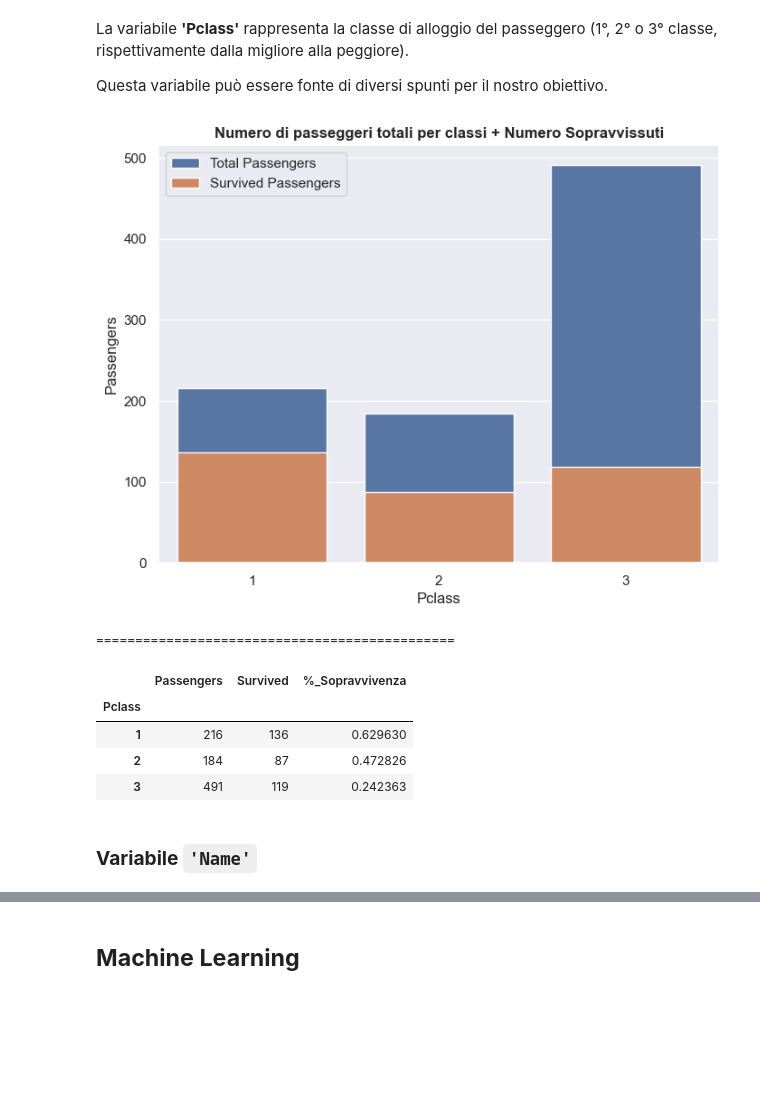
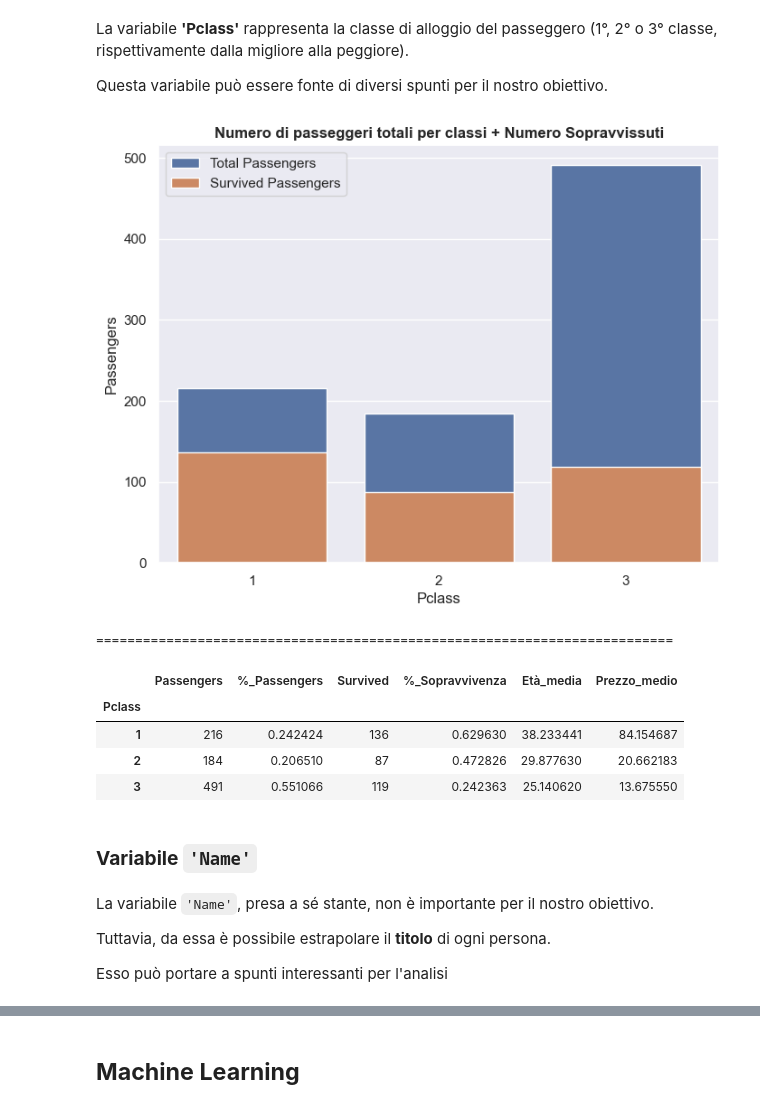
Before and after one commit to marcocolognesi/kaggle_titanic, a Jupyter notebook: notebook.ipynb, the cells around one changed output, grey strips where cells are left out. Saved outputs shown, nothing was run; the diff lists cells and outputs as text; code cells hidden in the pictures; blank space fills up the shorter version.

```diff
--- a/notebook.ipynb
+++ b/notebook.ipynb
@@ -83,48 +110,61 @@ La variabile **'Pclass'** rappresenta la classe di alloggio del passeggero (1°,
 
 Questa variabile può essere fonte di diversi spunti per il nostro obiettivo.
 # %%
-# estrapolare la colonna 'Pclass' dal dataset
+# estrapolo colonna 'Pclass' dal dataset
 pclass_train = train_df['Pclass']
 
 # .value_counts() per identificare quanti valori appartengono a ciascuna classe
 pclass_value_count = pclass_train.value_counts().sort_index()
 
 # 'Pclass' groupby (sum)
 pclass_sum_groupby = train_df.groupby(by=['Pclass']).sum(numeric_only=True)
 
+# 'Pclass' groupby (mean)
+pclass_mean_groupby = train_df.groupby(by=['Pclass']).mean(numeric_only=True)
+
 # Trovare il numero di passengeri per classe
 pclass_sum_groupby['Passengers'] = pclass_value_count
 
-# Trovare la percentuale di sopravvivenza per classe
-pclass_sum_groupby['%_Sopravvivenza'] = train_df.groupby(by=['Pclass']).mean(numeric_only=True)['Survived']
+# Trovare la percentuale di sopravvivenza, età media e prezzo medio per classe
+pclass_sum_groupby['%_Sopravvivenza'] = pclass_mean_groupby['Survived']
+pclass_sum_groupby['Età_media'] = pclass_mean_groupby['Age']
+pclass_sum_groupby['Prezzo_medio'] = pclass_mean_groupby['Fare']
+pclass_sum_groupby['%_Passengers'] = [x / pclass_sum_groupby['Passengers'].sum() for x in pclass_sum_groupby['Passengers']]
+
 
 # grafico per mostrare la distribuzione dei valori
 
 # inizializzare figura
 plt.figure(figsize=(8,6))
 
 # barplot passeggeri totali
 barplot_total = sns.barplot(data=pclass_sum_groupby, x=pclass_sum_groupby.index, y='Passengers', label='Total Passengers')
 
 # barplot passeggeri sopravvissuti
 barplot_survived = sns.barplot(data=pclass_sum_groupby, x=pclass_sum_groupby.index, y='Survived', label='Survived Passengers')
 
 # titolo, legenda e .show()
 plt.title('Numero di passeggeri totali per classi + Numero Sopravvissuti', weight='bold')
 plt.legend()
 plt.show()
 
 
-print('\n==============================================\n')
-display(pclass_sum_groupby[['Passengers', 'Survived', '%_Sopravvivenza']])
+print('\n==========================================================================\n')
+display(pclass_sum_groupby[['Passengers', '%_Passengers', 'Survived', '%_Sopravvivenza', 'Età_media', 'Prezzo_medio']])
 # %% [output]
 [figure]
-==============================================
+==========================================================================
-|  | Passengers | Survived | %_Sopravvivenza |
-| Pclass |  |  |  |
-| 1 | 216 | 136 | 0.629630 |
-| 2 | 184 | 87 | 0.472826 |
-| 3 | 491 | 119 | 0.242363 |
+|  | Passengers | %_Passengers | Survived | %_Sopravvivenza | Età_media | Prezzo_medio |
+| Pclass |  |  |  |  |  |  |
+| 1 | 216 | 0.242424 | 136 | 0.629630 | 38.233441 | 84.154687 |
+| 2 | 184 | 0.206510 | 87 | 0.472826 | 29.877630 | 20.662183 |
+| 3 | 491 | 0.551066 | 119 | 0.242363 | 25.140620 | 13.675550 |
 # %% [markdown]
 ### **Variabile `'Name'`**
+# %% [markdown]
+La variabile `'Name'`, presa a sé stante, non è importante per il nostro obiettivo.
+
+Tuttavia, da essa è possibile estrapolare il **titolo** di ogni persona.
+
+Esso può portare a spunti interessanti per l'analisi
 # %%
```
Also changed, not shown: parts of 17 cells of this notebook.
